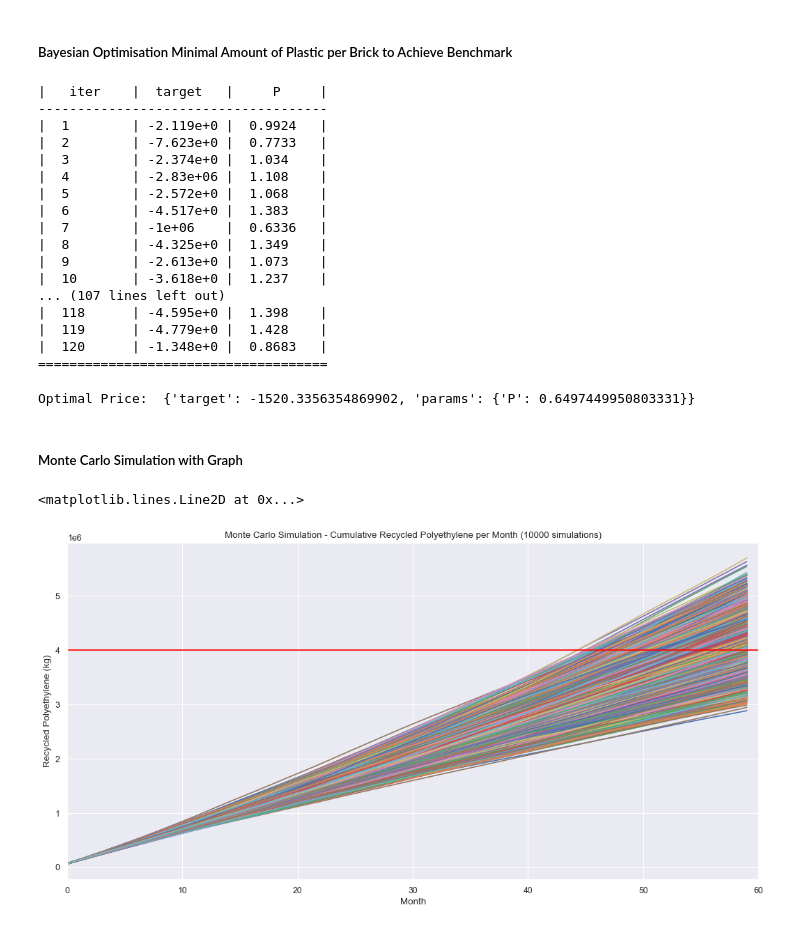
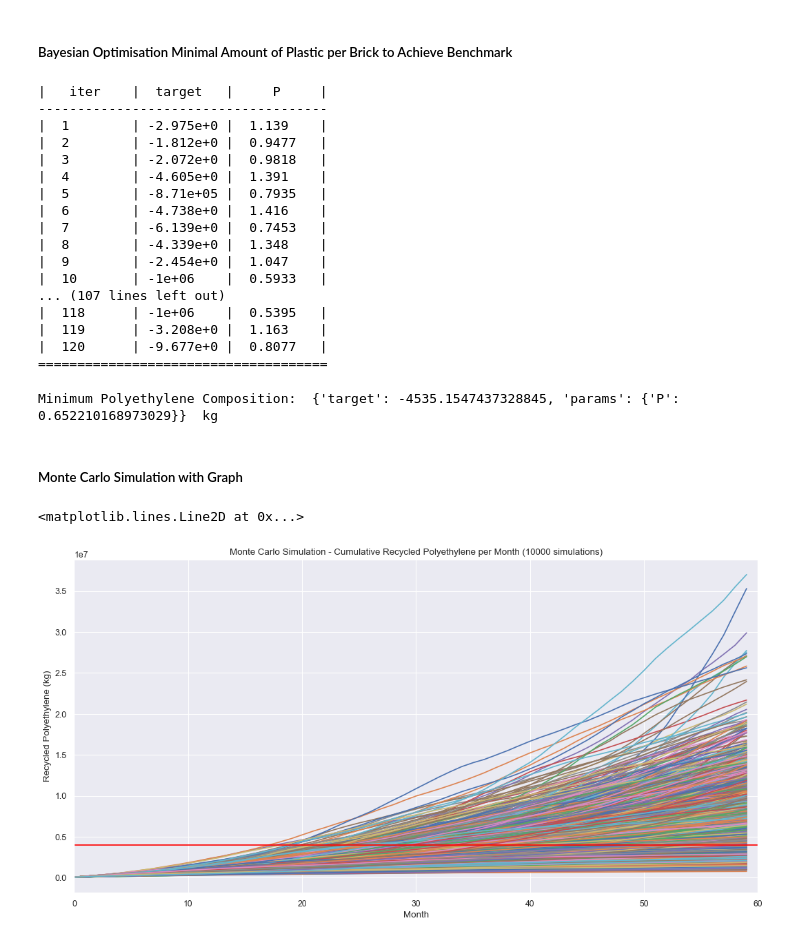
Before and after one commit to rx229/Projects, a Jupyter notebook: Brick Profit Monte Carlo/brick_esg_montecarlo.ipynb, the cells around one changed output. Drawn from its saved outputs; the diff is of its cells as text; code cells hidden in the pictures.

```diff
--- a/Brick Profit Monte Carlo/brick_esg_montecarlo.ipynb
+++ b/Brick Profit Monte Carlo/brick_esg_montecarlo.ipynb
@@ -17,13 +18,14 @@ months = 60
 #P = 0.65
 # %%
 #inputs for moving variables and variance
-n, mu_n, sigma_n = 100000, 0.001, 0.02
+n = 100000
+mu_n, sigma_n = 0.00576, 0.1111
 # %%
 num_simulations = 10000
 # %% [markdown]
 ##### Profit Function
 # %%
-def profit(P):
+def recycle(P):
     n_sim = (1 + np.random.normal(mu_n, sigma_n, months)).cumprod()
 
     y = ((n*n_sim)*P).cumsum()
@@ -45,56 +47,56 @@ def price_eval(P):
 #!pip install bayesian-optimization
 from bayes_opt import BayesianOptimization
 
-price_bo = BayesianOptimization(price_eval, {'P' : (0.5, 1.5)})
+recycle_bo = BayesianOptimization(recycle_eval, {'P' : (0.5, 1.5)})
 
 # init_points=20, n_iter=100 for final pred
-price_bo.maximize(init_points=20, n_iter=100, acq='ei')
+recycle_bo.maximize(init_points=20, n_iter=100, acq='ei')
 # %% [output]
 |   iter    |  target   |     P     |
 -------------------------------------
-|  1        | -2.119e+0 |  0.9924   |
-|  2        | -7.623e+0 |  0.7733   |
-|  3        | -2.374e+0 |  1.034    |
-|  4        | -2.83e+06 |  1.108    |
-|  5        | -2.572e+0 |  1.068    |
-|  6        | -4.517e+0 |  1.383    |
-|  7        | -1e+06    |  0.6336   |
-|  8        | -4.325e+0 |  1.349    |
-|  9        | -2.613e+0 |  1.073    |
-|  10       | -3.618e+0 |  1.237    |
+|  1        | -2.975e+0 |  1.139    |
+|  2        | -1.812e+0 |  0.9477   |
+|  3        | -2.072e+0 |  0.9818   |
+|  4        | -4.605e+0 |  1.391    |
+|  5        | -8.71e+05 |  0.7935   |
+|  6        | -4.738e+0 |  1.416    |
+|  7        | -6.139e+0 |  0.7453   |
+|  8        | -4.339e+0 |  1.348    |
+|  9        | -2.454e+0 |  1.047    |
+|  10       | -1e+06    |  0.5933   |
 ... (107 lines left out)
-|  118      | -4.595e+0 |  1.398    |
-|  119      | -4.779e+0 |  1.428    |
-|  120      | -1.348e+0 |  0.8683   |
+|  118      | -1e+06    |  0.5395   |
+|  119      | -3.208e+0 |  1.163    |
+|  120      | -9.677e+0 |  0.8077   |
 =====================================
 # %%
-print("Optimal Price: ", price_bo.max)
+print("Minimum Polyethylene Composition: ", recycle_bo.max, " kg")
 # %% [output]
-Optimal Price:  {'target': -1520.3356354869902, 'params': {'P': 0.6497449950803331}}
+Minimum Polyethylene Composition:  {'target': -4535.1547437328845, 'params': {'P': 0.652210168973029}}  kg
 # %% [markdown]
 ##### Monte Carlo Simulation with Graph
 # %%
-P = 0.6497
+P = 0.65
 
-end_profit = []
+end_recycle = []
 
 plt.figure(figsize=(16, 8), dpi=80)
 
 for i in range(num_simulations):
-    y = profit(P)
+    y = recycle(P)
 
-    end_profit.append(y[-1])
+    end_recycle.append(y[-1])
 
     plt.title("Monte Carlo Simulation - Cumulative Recycled Polyethylene per Month (" + str(num_simulations) + " simulations)")
     plt.xlabel("Month")
     plt.ylabel("Recycled Polyethylene (kg)")
     plt.xlim([0, months])
     plt.plot(y)
 
 plt.axhline(benchmark, c='red')
 # %% [output]
 <matplotlib.lines.Line2D at 0x...>
-[figure, old version]
+[figure, new version]
 # %%
 plt.figure(figsize=(16, 8), dpi=80)
 sns.set(style="darkgrid")
```
Also changed, not shown: parts of 6 cells of this notebook.
